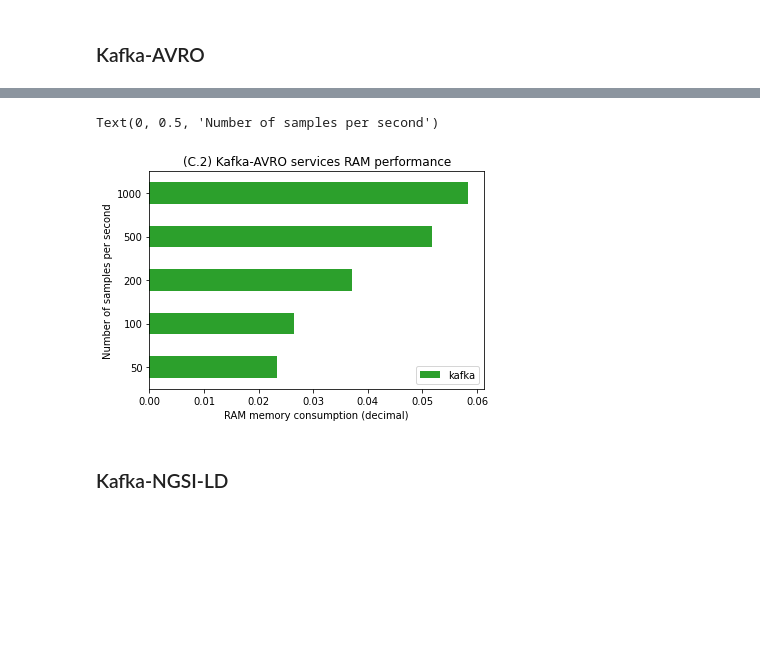
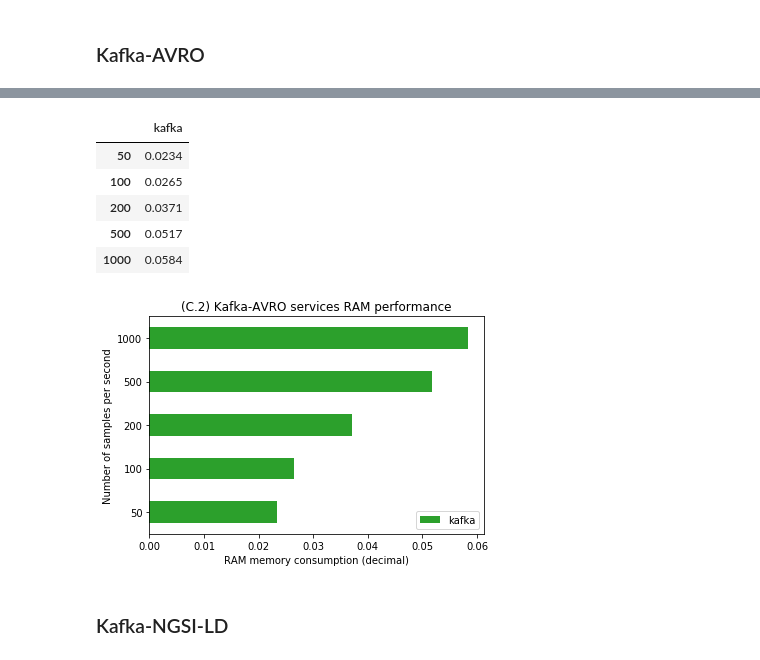
Before and after one commit to giros-dit/cim-prometheus-pipelines, a Jupyter notebook: Experiments.ipynb, the cells around one changed output, grey strips where cells are left out. Drawn from its saved outputs; the diff is of its cells as text; code cells hidden in the pictures; blank space fills up the shorter version.

```diff
--- a/Experiments.ipynb
+++ b/Experiments.ipynb
@@ -328,10 +382,17 @@ for table in kafka_avro_services:
 # %%
 colors = ['tab:green']
 kafka_avro_mem_df = pd.DataFrame(kafka_avro_mem, index=events)
 kafka_avro_mem_df_plot = kafka_avro_mem_df.plot.barh(stacked=True, color=colors,
                                                           title="(C.2) Kafka-AVRO services RAM performance")
 kafka_avro_mem_df_plot.set_xlabel("RAM memory consumption (decimal)")
 kafka_avro_mem_df_plot.set_ylabel("Number of samples per second")
+
+kafka_avro_mem_df
 # %% [output]
-Text(0, 0.5, 'Number of samples per second')
+|  | kafka |
+| 50 | 0.0234 |
+| 100 | 0.0265 |
+| 200 | 0.0371 |
+| 500 | 0.0517 |
+| 1000 | 0.0584 |
-[figure, old version]
+[figure, new version]
```
Also changed, not shown: parts of 28 cells of this notebook.
